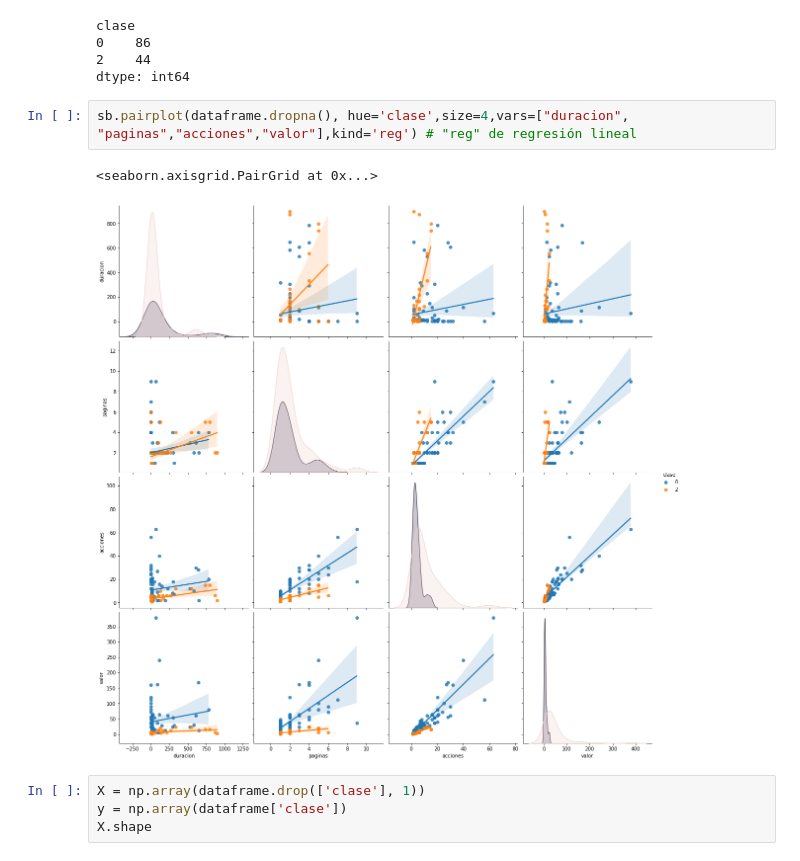
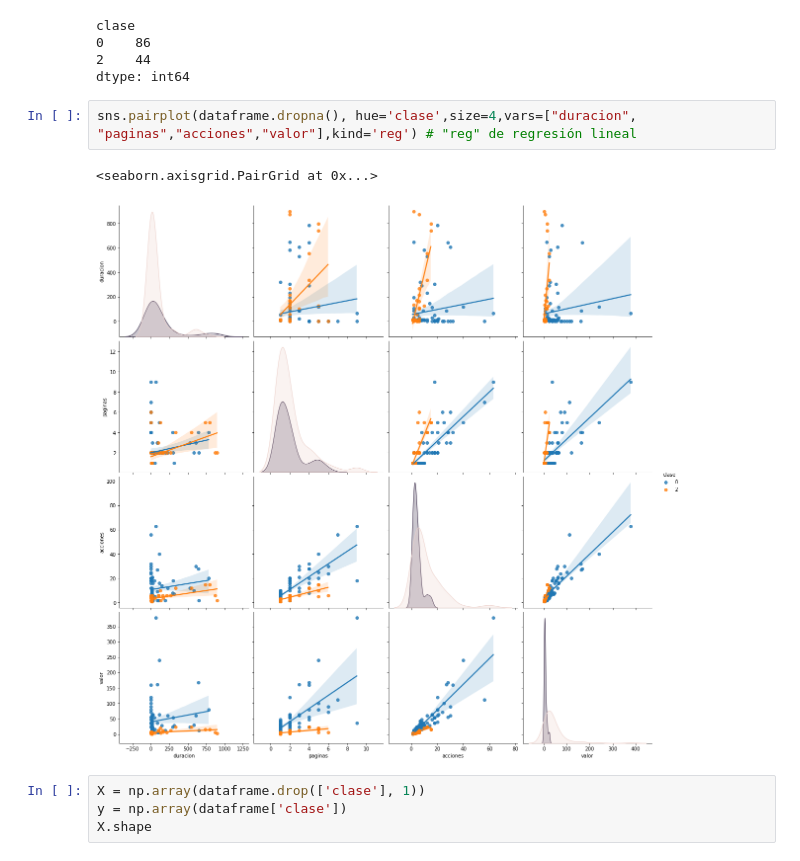
Before and after one commit to javigilantu/BootCamp_JGAF, a Jupyter notebook: week8/day4/exercises/2.binary_logistic_class.ipynb, the cells around one changed output. Saved outputs shown, nothing was run; the diff lists cells and outputs as text.

```diff
--- a/week8/day4/exercises/2.binary_logistic_class.ipynb
+++ b/week8/day4/exercises/2.binary_logistic_class.ipynb
@@ -93,10 +96,10 @@ clase
 2    44
 dtype: int64
 # %%
-sb.pairplot(dataframe.dropna(), hue='clase',size=4,vars=["duracion", "paginas","acciones","valor"],kind='reg') # "reg" de regresión lineal
+sns.pairplot(dataframe.dropna(), hue='clase',size=4,vars=["duracion", "paginas","acciones","valor"],kind='reg') # "reg" de regresión lineal
 # %% [output]
 <seaborn.axisgrid.PairGrid at 0x...>
-[figure, old version]
+[figure, new version]
 # %%
 X = np.array(dataframe.drop(['clase'], 1))
 y = np.array(dataframe['clase'])
```
Also changed, not shown: parts of 3 cells of this notebook, 1 other file.
